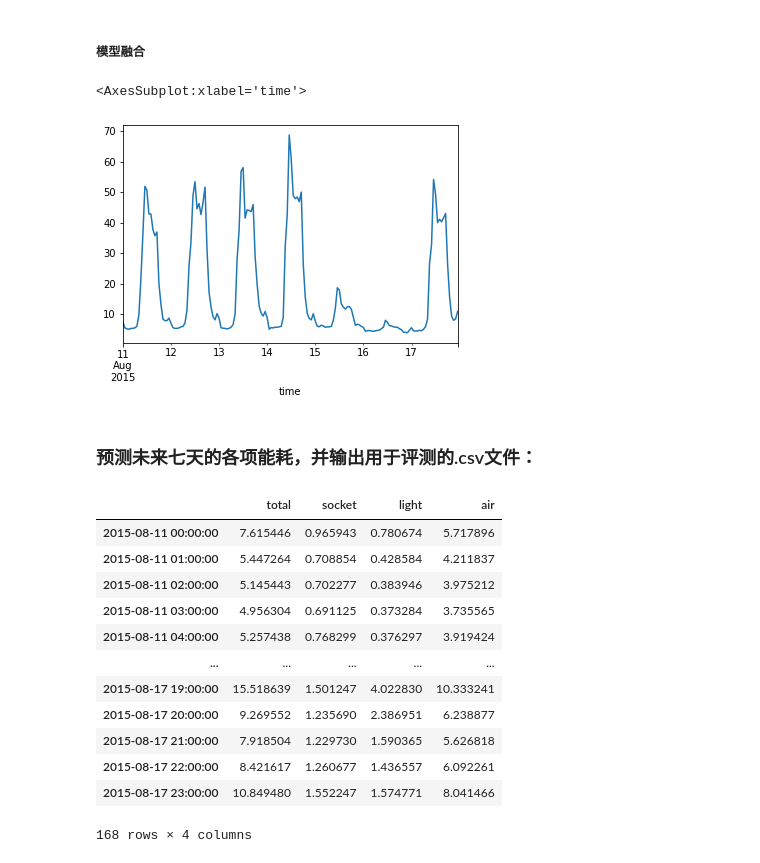
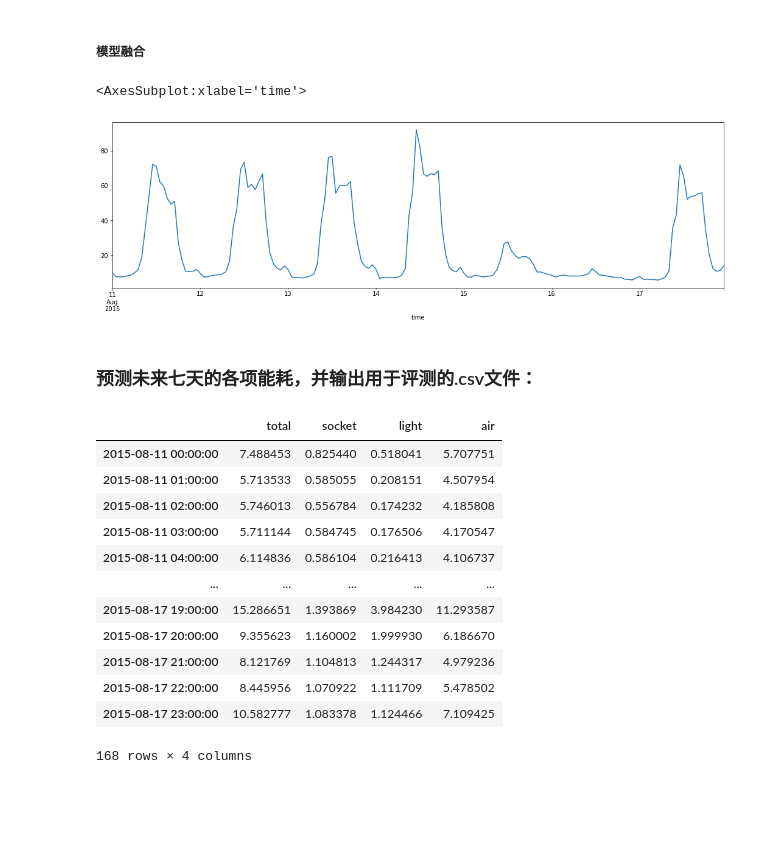
Before and after one commit to ZongXR/Smart-Building-Energy-Consumption-Prediction, a Jupyter notebook: notebooks/main-B.ipynb, the cells around one changed output. Drawn from its saved outputs; the diff is of its cells as text; code cells hidden in the pictures; blank space fills up the shorter version.

```diff
--- a/notebooks/main-B.ipynb
+++ b/notebooks/main-B.ipynb
@@ -538,7 +534,7 @@ model_socket5.compile(
 try:
     model_socket5.load_weights("../models/LSTM_socket.h5")
     logging.info("loading LSTM model from ../models/LSTM_socket.h5")
-except OSError as e:
+except (OSError, ValueError) as e:
     history: History = model_socket5.fit(
         ds_socket,
         batch_size=128,
@@ -693,7 +692,7 @@ model_light5.compile(
 try:
     model_light5.load_weights("../models/LSTM_light.h5")
     logging.info("loading LSTM model from ../models/LSTM_light.h5")
-except OSError as e:
+except (OSError, ValueError) as e:
     history: History = model_light5.fit(
         ds_light,
         batch_size=128,
@@ -848,7 +850,7 @@ model_air5.compile(
 try:
     model_air5.load_weights("../models/LSTM_air.h5")
     logging.info("loading LSTM model from ../models/LSTM_air.h5")
-except OSError as e:
+except (OSError, ValueError) as e:
     history: History = model_air5.fit(
         ds_air,
         batch_size=128,
@@ -1006,11 +1011,11 @@ model_total5.compile(
 try:
     model_total5.load_weights("../models/LSTM_total.h5")
     logging.info("loading LSTM model from ../models/LSTM_total.h5")
-except OSError as e:
+except (OSError, ValueError) as e:
     history: History = model_total5.fit(
         ds_total,
         batch_size=128,
-        epochs=150,
+        epochs=100,
         workers=12,
         use_multiprocessing=True,
         callbacks=[
@@ -1048,18 +1056,18 @@ total_pred5 = model_total5.predict(np.expand_dims(x_test_total.values, 0))[0, :,
 <h5>模型融合</h5>
 # %%
 total_pred = (total_pred1 + total_pred2 + total_pred3 + total_pred4 + total_pred5) / 5
-data_total.loc["2015-08-11 00:00:00" : "2015-08-17 23:00:00", "value_total"] = total_pred
-data_total.loc["2015-08-11 00:00:00" : "2015-08-17 23:00:00", "value_total"].plot()
+data_total.loc["2015-08-11 00:00:00" : "2015-08-17 23:00:00", "value_total"] = total_pred * 1.314
+data_total.loc["2015-08-11 00:00:00" : "2015-08-17 23:00:00", "value_total"].plot(figsize=(18, 5))
 # %% [output]
 <AxesSubplot:xlabel='time'>
-[figure, old version]
+[figure, new version]
 # %% [markdown]
 <h3>预测未来七天的各项能耗，并输出用于评测的.csv文件：</h3>
 # %%
 results = DataFrame(index=pd.date_range(start="2015-08-11 00:00:00", end="2015-08-17 23:00:00", freq="1H"))
-results['socket'] = clip_value(socket_pred * total_pred, _min_val_=0)
-results['light'] = clip_value(light_pred * total_pred, _min_val_=0)
-results['air'] = clip_value(air_pred * total_pred, _min_val_=0)
+results['socket'] = clip_value(socket_pred, _min_val_=0)
+results['light'] = clip_value(light_pred, _min_val_=0)
+results['air'] = clip_value(air_pred, _min_val_=0)
 results['total'] = clip_value(total_pred, _min_val_=0)
 results = results[["total", "socket", "light", "air"]]
 filename = "submit_%s.csv" % datetime.now().strftime("%Y-%m-%dT%H-%M")
@@ -1068,17 +1076,17 @@ results.to_csv(os.path.join("../data", filename), index=False)
 results
 # %% [output]
 |  | total | socket | light | air |
-| 2015-08-11 00:00:00 | 7.615446 | 0.965943 | 0.780674 | 5.717896 |
-| 2015-08-11 01:00:00 | 5.447264 | 0.708854 | 0.428584 | 4.211837 |
-| 2015-08-11 02:00:00 | 5.145443 | 0.702277 | 0.383946 | 3.975212 |
-| 2015-08-11 03:00:00 | 4.956304 | 0.691125 | 0.373284 | 3.735565 |
-| 2015-08-11 04:00:00 | 5.257438 | 0.768299 | 0.376297 | 3.919424 |
+| 2015-08-11 00:00:00 | 7.488453 | 0.825440 | 0.518041 | 5.707751 |
+| 2015-08-11 01:00:00 | 5.713533 | 0.585055 | 0.208151 | 4.507954 |
+| 2015-08-11 02:00:00 | 5.746013 | 0.556784 | 0.174232 | 4.185808 |
+| 2015-08-11 03:00:00 | 5.711144 | 0.584745 | 0.176506 | 4.170547 |
+| 2015-08-11 04:00:00 | 6.114836 | 0.586104 | 0.216413 | 4.106737 |
 | ... | ... | ... | ... | ... |
-| 2015-08-17 19:00:00 | 15.518639 | 1.501247 | 4.022830 | 10.333241 |
-| 2015-08-17 20:00:00 | 9.269552 | 1.235690 | 2.386951 | 6.238877 |
-| 2015-08-17 21:00:00 | 7.918504 | 1.229730 | 1.590365 | 5.626818 |
-| 2015-08-17 22:00:00 | 8.421617 | 1.260677 | 1.436557 | 6.092261 |
-| 2015-08-17 23:00:00 | 10.849480 | 1.552247 | 1.574771 | 8.041466 |
+| 2015-08-17 19:00:00 | 15.286651 | 1.393869 | 3.984230 | 11.293587 |
+| 2015-08-17 20:00:00 | 9.355623 | 1.160002 | 1.999930 | 6.186670 |
+| 2015-08-17 21:00:00 | 8.121769 | 1.104813 | 1.244317 | 4.979236 |
+| 2015-08-17 22:00:00 | 8.445956 | 1.070922 | 1.111709 | 5.478502 |
+| 2015-08-17 23:00:00 | 10.582777 | 1.083378 | 1.124466 | 7.109425 |
 168 rows × 4 columns
 # %%
 with ZipFile('../data/test.zip', 'w') as zip_file:
```
Also changed, not shown: parts of 23 cells of this notebook, 6 other files.
